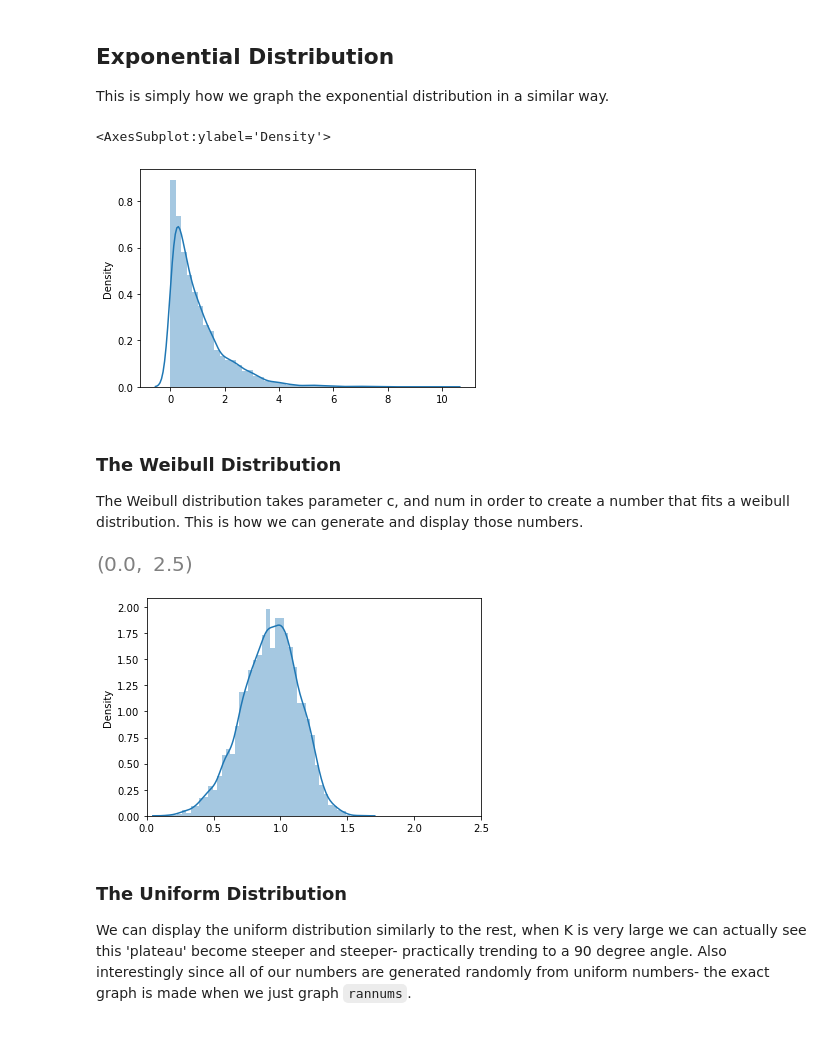
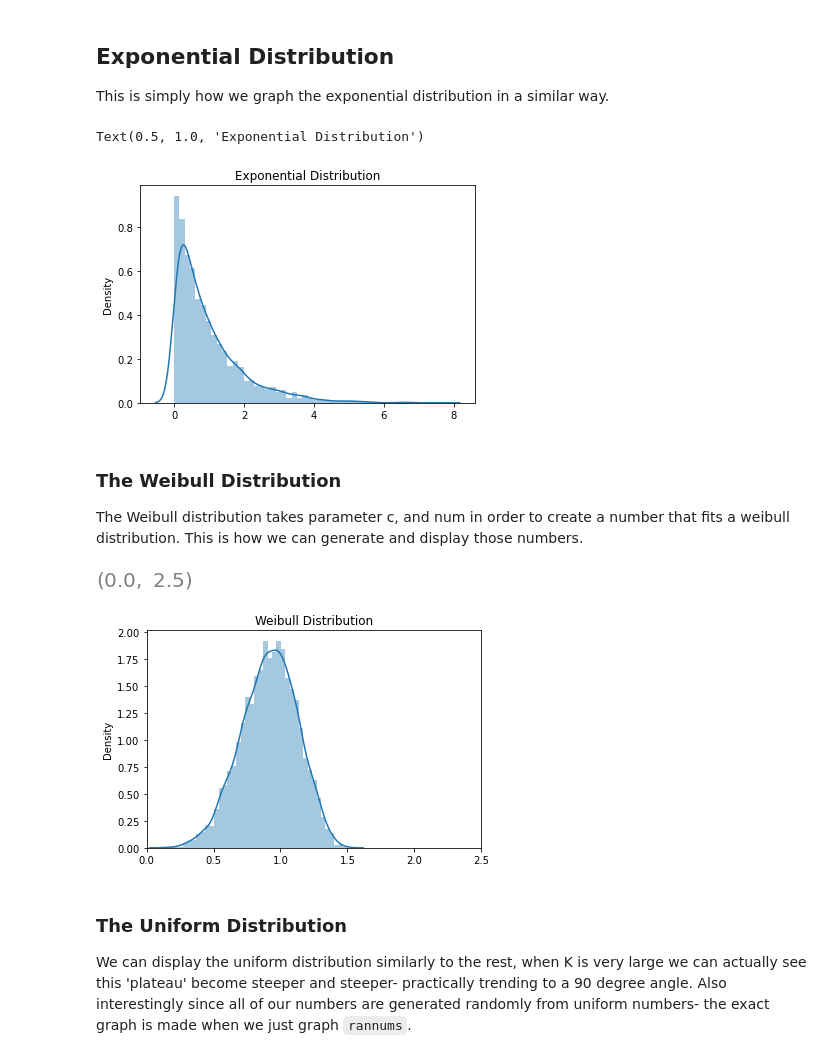
Before and after one commit to ddeniro/ECEproject, a Jupyter notebook: project.ipynb, the cells around one changed output. Saved outputs shown, nothing was run; the diff lists cells and outputs as text; code cells hidden in the pictures.

Commit message:
Add titles to plots
added titles to plots

```diff
--- a/project.ipynb
+++ b/project.ipynb
@@ -75,12 +75,12 @@ This is simply how we graph the exponential distribution in a similar way.
 # %%
 # Exponential
 exponNums = []
 for num in rannums:
     exponNums.append(sp.expon.ppf(num))
-sns.distplot(exponNums)
+sns.distplot(exponNums).set_title('Exponential Distribution')
 # %% [output]
-<AxesSubplot:ylabel='Density'>
+Text(0.5, 1.0, 'Exponential Distribution')
-[figure, old version]
+[figure, new version]
 # %% [markdown]
 ### The Weibull Distribution
 The Weibull distribution takes parameter c, and num in order to create a number that fits a weibull distribution.
@@ -94,12 +94,12 @@ weibulls2 = []
 for num in rannums:
     weibulls.append(sp.weibull_min.ppf(num, c))
     weibulls2.append(sp.weibull_min.ppf(num, c2))
-sns.distplot(weibulls)
+sns.distplot(weibulls).set_title('Weibull Distribution')
 plt.xlim(0,2.5)
 #sns.distplot(weibulls2, color="red") #Uncomment me to see the variable "c2" at action and see how Weibull scales.
 # %% [output]
 [figure]
-[figure, old version]
+[figure, new version]
 # %% [markdown]
 ### The Uniform Distribution
 
```
Also changed, not shown: parts of 9 cells of this notebook, 7 other files.
